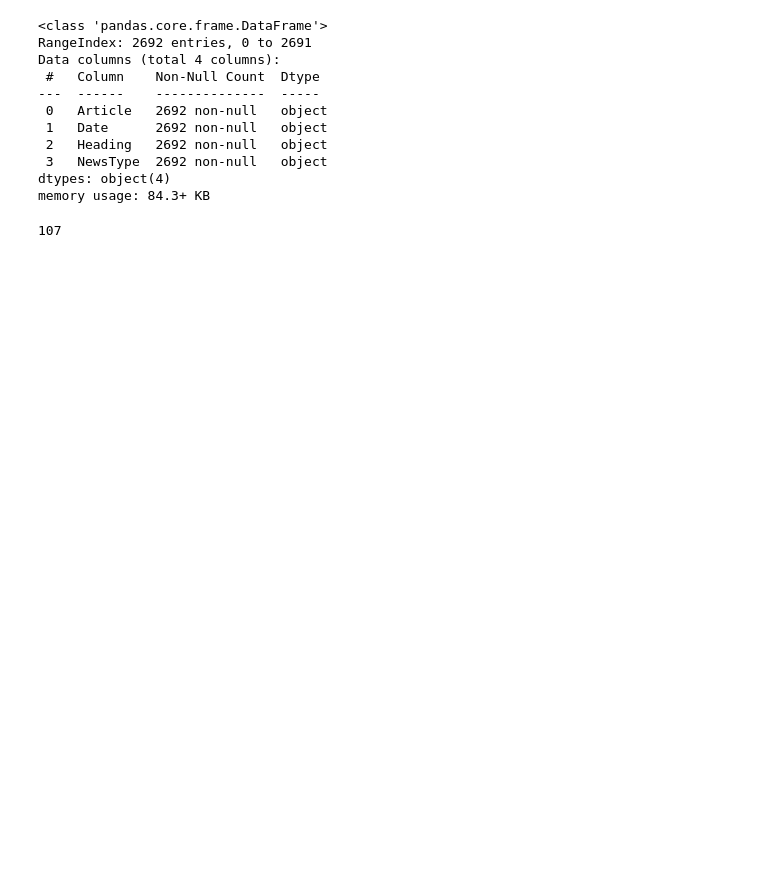
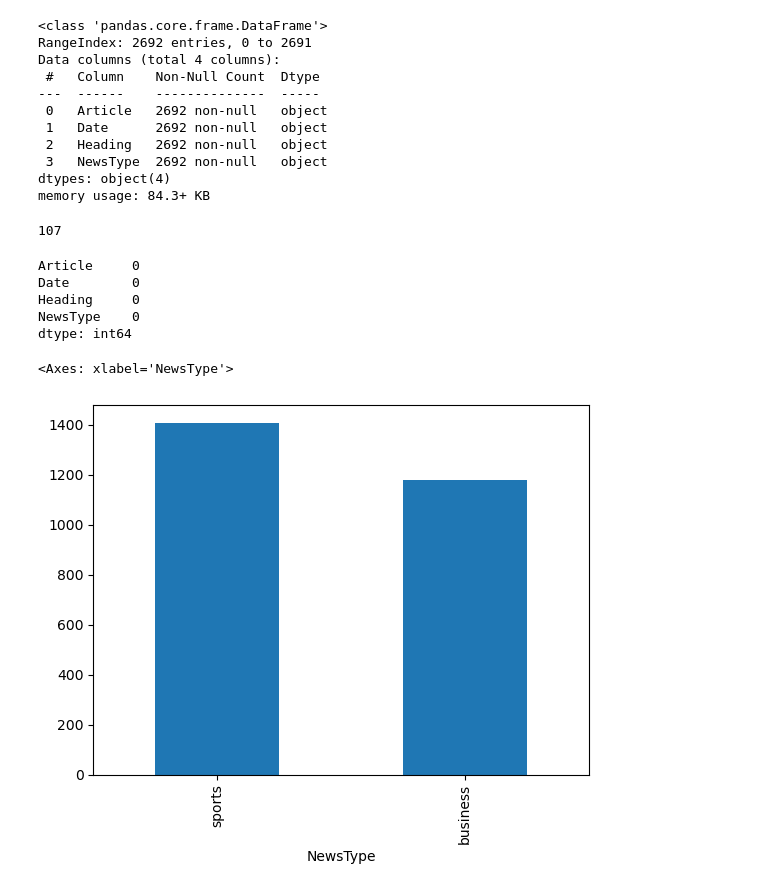
Before and after one commit to abdulvajid1/Article-Classification-NLP, a Jupyter notebook: notebook.ipynb, the cells around one changed output. Cells and saved outputs as stored; diff of their text form; code cells hidden in the pictures; blank space fills up the shorter version.

```diff
--- a/notebook.ipynb
+++ b/notebook.ipynb
@@ -20,7 +36,18 @@ Data columns (total 4 columns):
  3   NewsType  2692 non-null   object
 dtypes: object(4)
 memory usage: 84.3+ KB
+# %%
+# Check for duplicated instances
+df.duplicated().sum()
+# %% [output]
+107
+# %%
+df.drop_duplicates(inplace=True)
 # %%
-df.duplicated().sum()
+df.isnull().sum()
 # %% [output]
-107
+Article     0
+Date        0
+Heading     0
+NewsType    0
+dtype: int64
@@ -26,0 +57,9 @@ df.duplicated().sum()
+# %%
+# We need remove the strong key word init , it's coming from the html code
+df['Article'] = df['Article'].str.replace('<?strong>','',regex=True)
+# %%
+# Analyse target column
+df['NewsType'].value_counts().plot(kind='bar')
+# %% [output]
+<Axes: xlabel='NewsType'>
+[figure, added]
```
Also changed, not shown: parts of 31 cells of this notebook.
